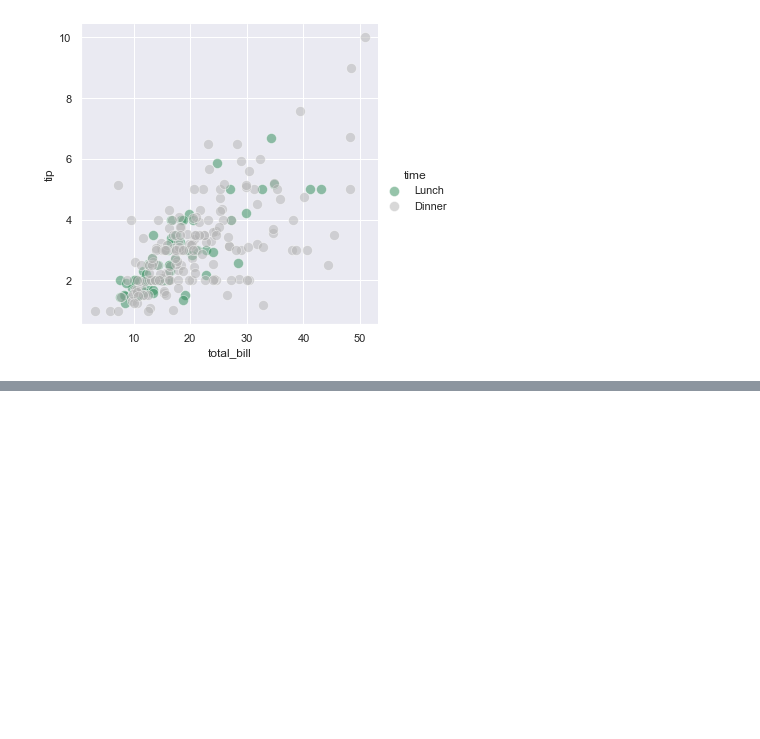
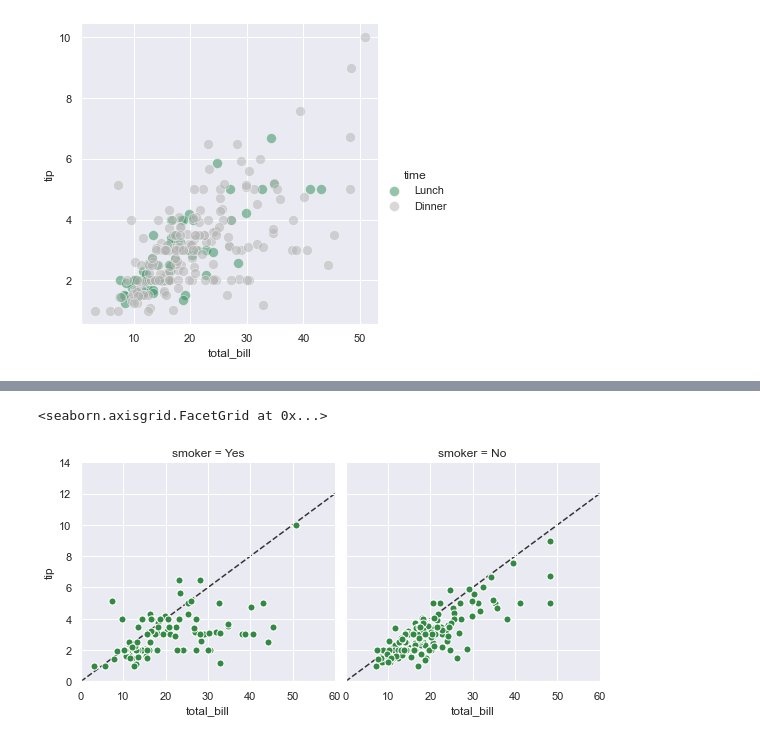
Before and after one commit to gorbulus/DS_Playbook, a Jupyter notebook: Seaborn.ipynb, the cells around one changed output, grey strips where cells are left out. Saved outputs shown, nothing was run; the diff lists cells and outputs as text; code cells hidden in the pictures; blank space fills up the shorter version.

```diff
--- a/Seaborn.ipynb
+++ b/Seaborn.ipynb
@@ -59,0 +77,9 @@ g.add_legend()
+# %%
+g = sns.FacetGrid(tips, col="smoker", margin_titles=True, height=4)
+g.map(plt.scatter, "total_bill", "tip", color="#338844", edgecolor="white", s=50, lw=1)
+for ax in g.axes.flat:
+    ax.axline((0, 0), slope=.2, c=".2", ls="--", zorder=0)
+g.set(xlim=(0, 60), ylim=(0, 14))
+# %% [output]
+<seaborn.axisgrid.FacetGrid at 0x...>
+[figure, added]
```
Also changed, not shown: parts of 16 cells of this notebook.
